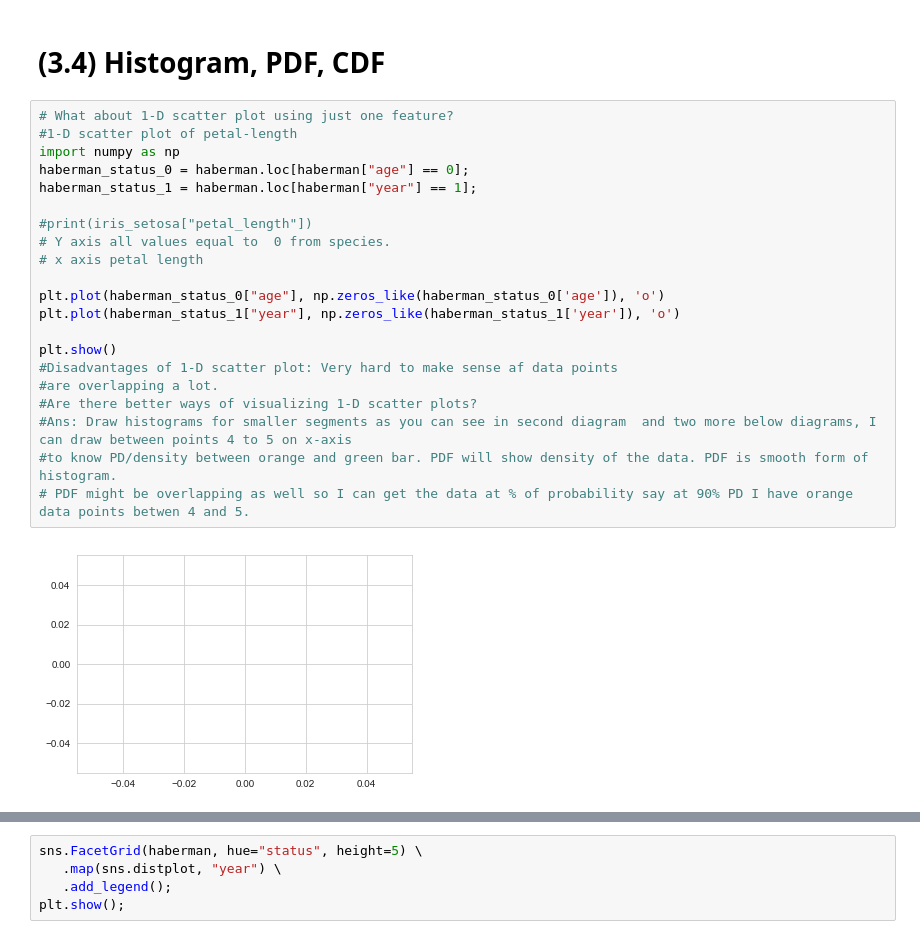
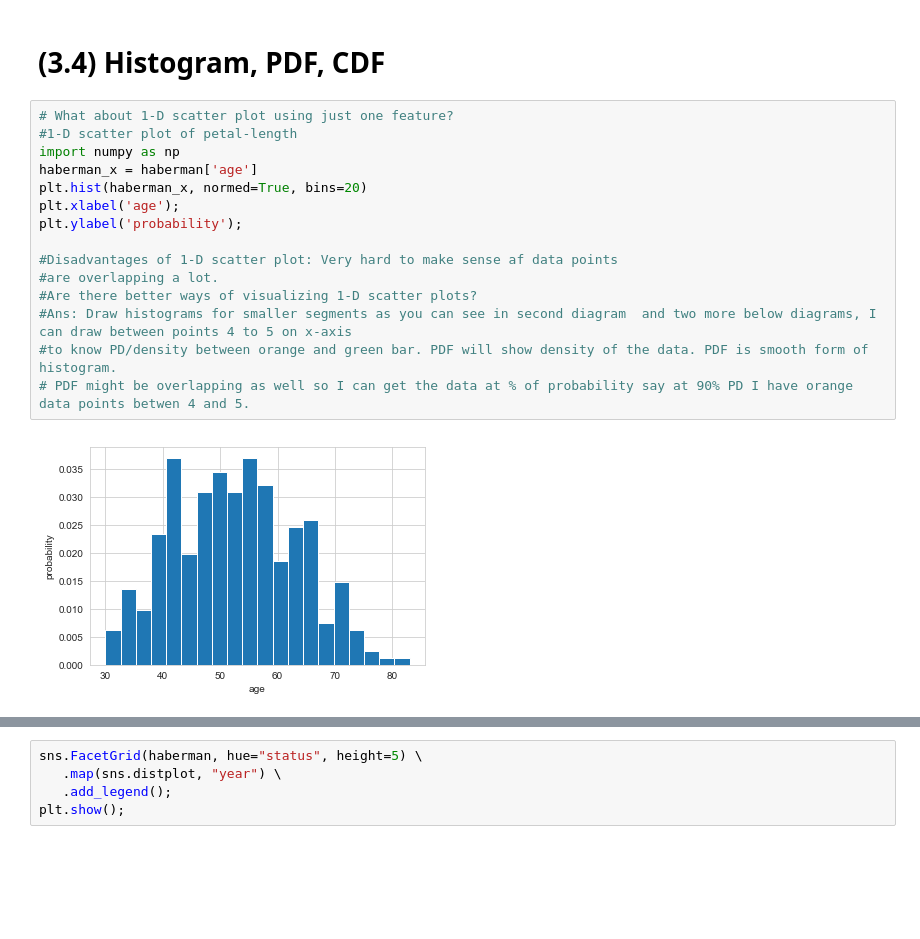
Before and after one commit to VipinJain1/VIP-Machine-Learning-Exercises-and-Practices, a Jupyter notebook: Exploratory Data Analysis_Haberman.ipynb, the cells around one changed output, grey strips where cells are left out. Cells and saved outputs as stored; diff of their text form; blank space fills up the shorter version.

Commit message:
updated histogram and added some documentation for each plots

```diff
--- a/Exploratory Data Analysis_Haberman.ipynb
+++ b/Exploratory Data Analysis_Haberman.ipynb
@@ -160,23 +163,17 @@ We can find "lines" and "if-else" conditions to build a simple model to classify
 # %%
 # What about 1-D scatter plot using just one feature?
 #1-D scatter plot of petal-length
 import numpy as np
-haberman_status_0 = haberman.loc[haberman["age"] == 0];
-haberman_status_1 = haberman.loc[haberman["year"] == 1];
+haberman_x = haberman['age']
+plt.hist(haberman_x, normed=True, bins=20)
+plt.xlabel('age');
+plt.ylabel('probability');
 
-#print(iris_setosa["petal_length"])
-# Y axis all values equal to  0 from species.
-# x axis petal length
-
-plt.plot(haberman_status_0["age"], np.zeros_like(haberman_status_0['age']), 'o')
-plt.plot(haberman_status_1["year"], np.zeros_like(haberman_status_1['year']), 'o')
-
-plt.show()
 #Disadvantages of 1-D scatter plot: Very hard to make sense af data points
 #are overlapping a lot.
 #Are there better ways of visualizing 1-D scatter plots?
 #Ans: Draw histograms for smaller segments as you can see in second diagram  and two more below diagrams, I can draw between points 4 to 5 on x-axis
 #to know PD/density between orange and green bar. PDF will show density of the data. PDF is smooth form of histogram.
 # PDF might be overlapping as well so I can get the data at % of probability say at 90% PD I have orange data points betwen 4 and 5.
 # %% [output]
-[figure, old version]
+[figure, new version]
```
Also changed, not shown: parts of 5 cells of this notebook.
